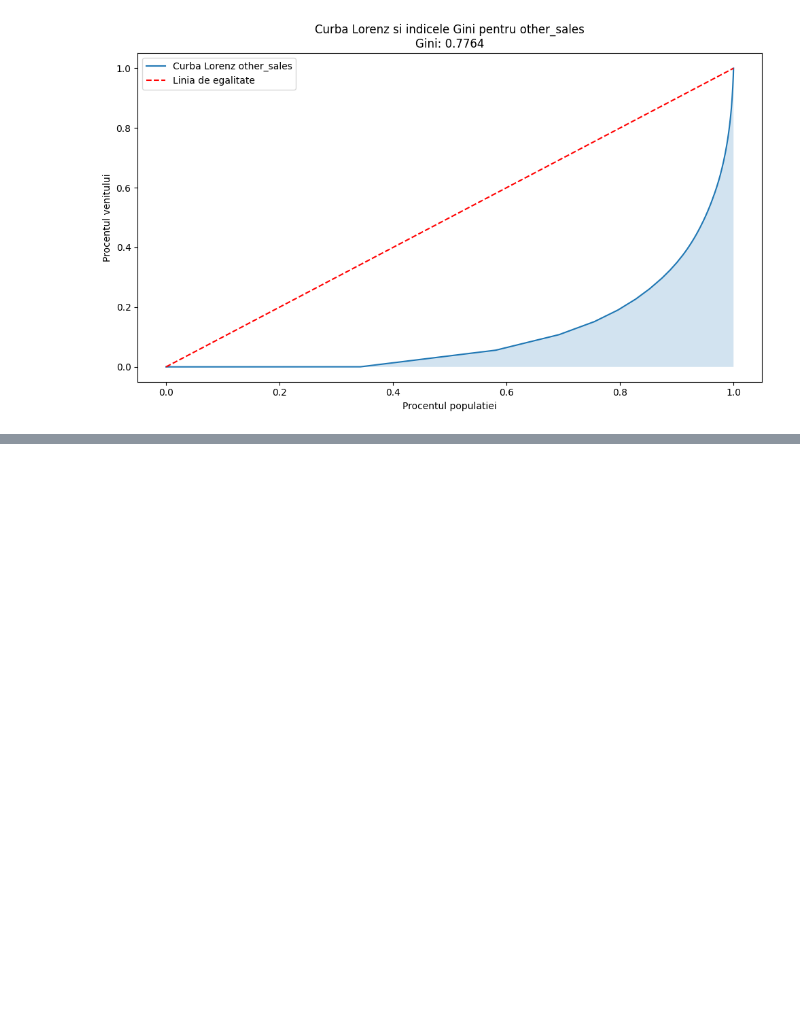
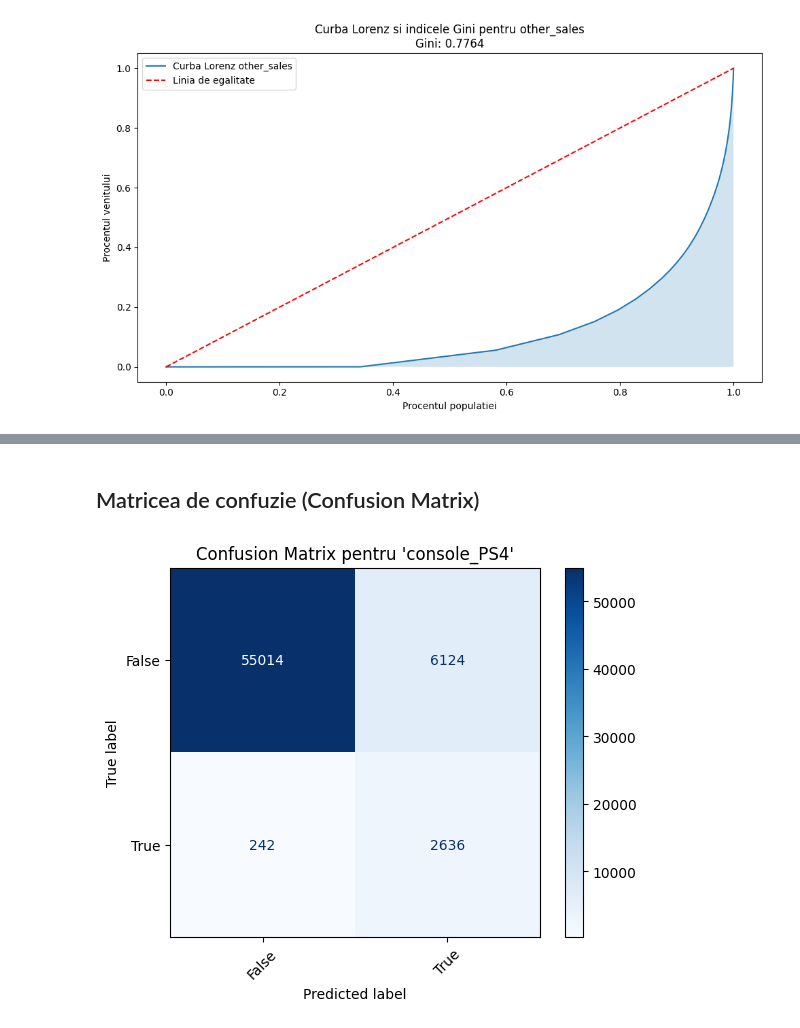
Before and after one commit to eduhaidu/video-game-sales, a Jupyter notebook: video-game-sales.ipynb, the cells around one changed output, grey strips where cells are left out. Cells and saved outputs as stored; diff of their text form; code cells hidden in the pictures; blank space fills up the shorter version.

```diff
--- a/video-game-sales.ipynb
+++ b/video-game-sales.ipynb
@@ -144,0 +170,7 @@ for column in numeric_data.columns:
+# %%
+
+categorical_columns = [column for column in df.columns if df[column].dtype == 'object']
+df_encoded = pd.get_dummies(df, columns=categorical_columns, drop_first=True)
+
+
+df_encoded.head()
@@ -144,0 +185,23 @@ for column in numeric_data.columns:
+# %% [markdown]
+## Matricea de confuzie (Confusion Matrix)
+# %%
+from sklearn.metrics import confusion_matrix, ConfusionMatrixDisplay
+
+true_labels = df_encoded['console_PS4']
+
+
+np.random.seed(42)
+predicted_labels = true_labels.copy()
+indices_to_modify = np.random.choice(len(true_labels), size=int(0.2 * len(true_labels)), replace=False)
+predicted_labels.iloc[indices_to_modify] = np.random.choice(true_labels.unique(), size=len(indices_to_modify))
+
+
+cm = confusion_matrix(true_labels, predicted_labels, labels=true_labels.unique())
+
+
+disp = ConfusionMatrixDisplay(confusion_matrix=cm, display_labels=true_labels.unique())
+disp.plot(cmap='Blues', xticks_rotation=45)
+plt.title("Confusion Matrix pentru 'console_PS4'")
+plt.show()
+# %% [output]
+[figure, added]
```
Also changed, not shown: parts of 4 cells of this notebook.
